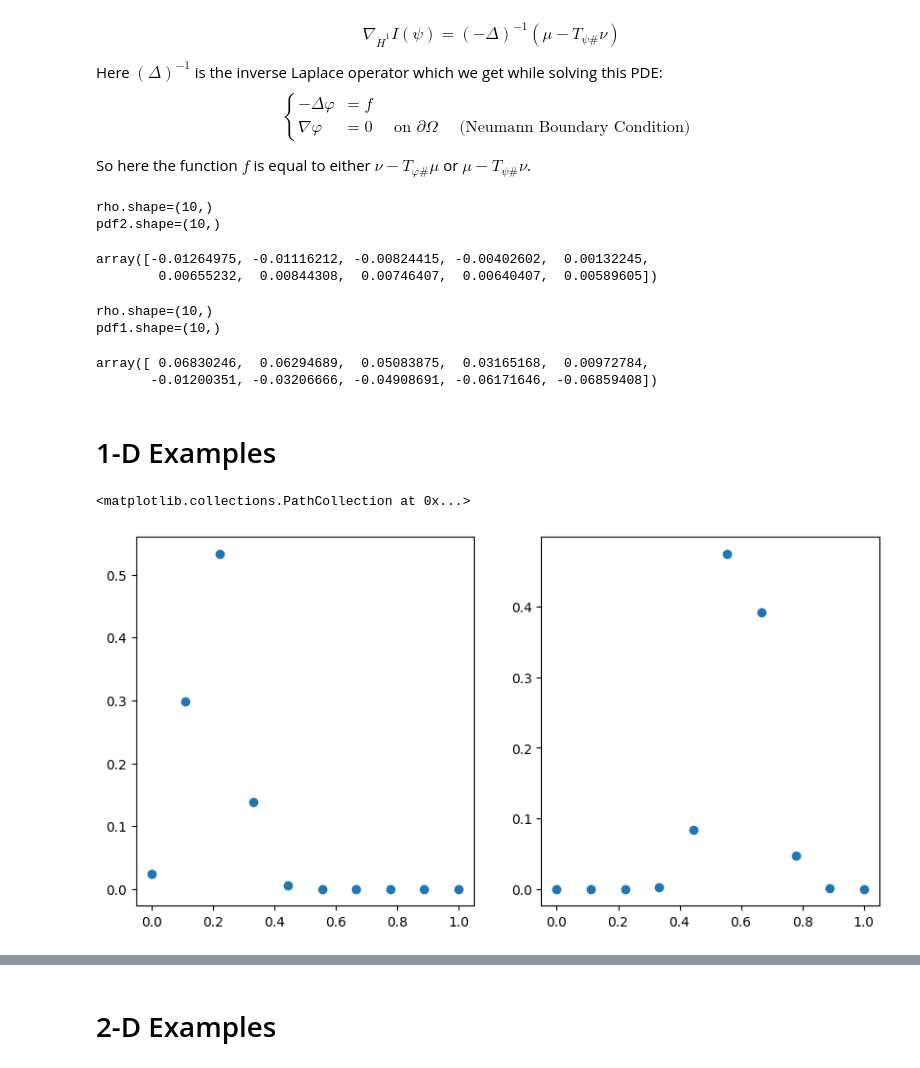
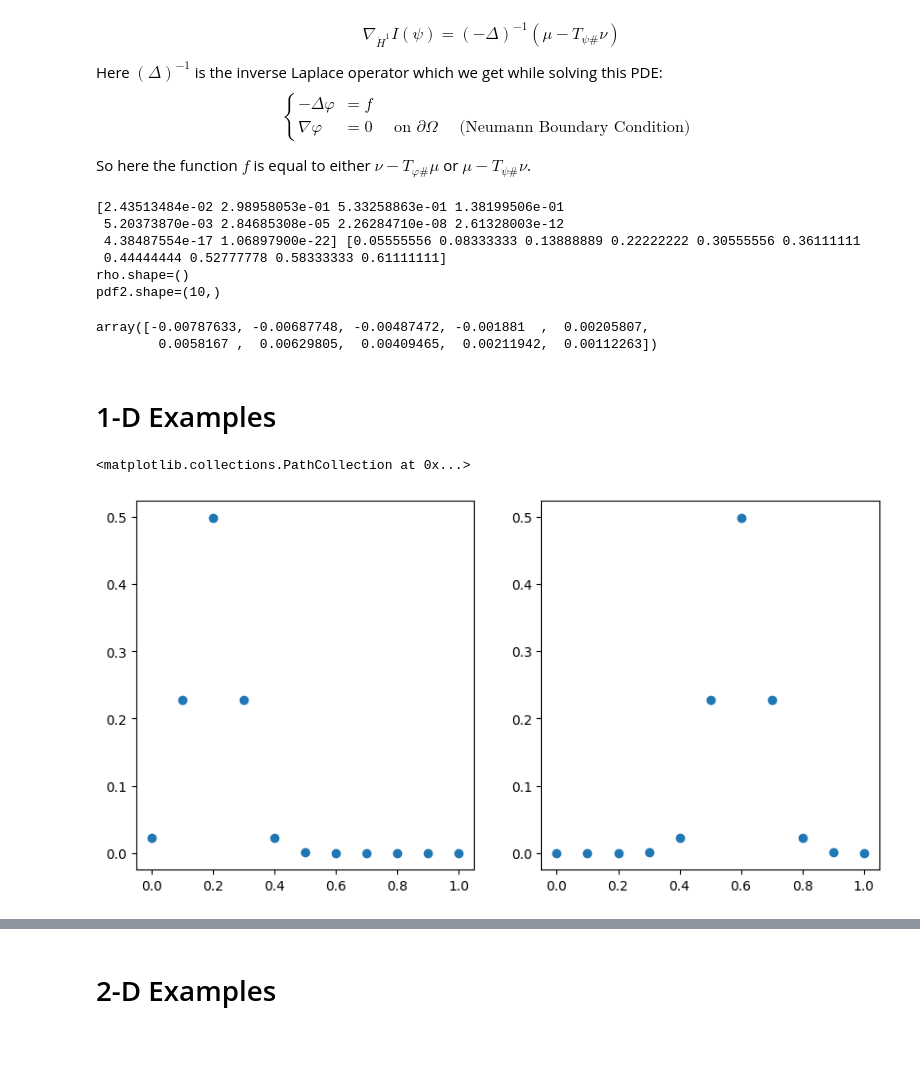
Before and after one commit to aipyth/back_and_forth_ot, a Jupyter notebook: main.ipynb, the cells around one changed output, grey strips where cells are left out. Saved outputs shown, nothing was run; the diff lists cells and outputs as text; code cells hidden in the pictures.

```diff
--- a/main.ipynb
+++ b/main.ipynb
@@ -440,9 +473,13 @@ grid2, pdf2 = generate_gaussian_distribution(n, 0.6, std, range_min, range_max)
 c = np.power(X - Y, 2) / 2
 c_name = 'quadratic'
 
-phi = y.reshape((1, n)) ** 2
+phi = -y ** 2
 
 rho = pushforward(
+    pdf1,
+    map_T(phi, c_name, X, Y, axis=0, C=c),
+)
+print(
     pdf1,
     map_T(phi, c_name, X, Y, axis=0, C=c),
 )
@@ -453,12 +490,16 @@ print(f"{pdf2.shape=}")
 g = gradient(pdf2, rho, y)
 g
 # %% [output]
-rho.shape=(10,)
+[2.43513484e-02 2.98958053e-01 5.33258863e-01 1.38199506e-01
+ 5.20373870e-03 2.84685308e-05 2.26284710e-08 2.61328003e-12
+ 4.38487554e-17 1.06897900e-22] [0.05555556 0.08333333 0.13888889 0.22222222 0.30555556 0.36111111
+ 0.44444444 0.52777778 0.58333333 0.61111111]
+rho.shape=()
 pdf2.shape=(10,)
-array([-0.01264975, -0.01116212, -0.00824415, -0.00402602,  0.00132245,
-        0.00655232,  0.00844308,  0.00746407,  0.00640407,  0.00589605])
+array([-0.00787633, -0.00687748, -0.00487472, -0.001881  ,  0.00205807,
+        0.0058167 ,  0.00629805,  0.00409465,  0.00211942,  0.00112263])
 # %%
-psi = x.reshape((n, 1)) ** 2
+psi = -x ** 2
 
 rho = pushforward(
     pdf2,
@@ -469,11 +510,6 @@ print(f"{pdf1.shape=}")
 
 g = gradient(pdf1, rho, x)
 g
-# %% [output]
-rho.shape=(10,)
-pdf1.shape=(10,)
-array([ 0.06830246,  0.06294689,  0.05083875,  0.03165168,  0.00972784,
-       -0.01200351, -0.03206666, -0.04908691, -0.06171646, -0.06859408])
 # %%
 def plot_potentials(phi, psi):
     fig, axs = plt.subplots(1, 2, figsize=(10, 8))
@@ -571,26 +618,26 @@ def generate_gaussian_distribution(
     pdf_values /= pdf_values.sum()
     return grid, pdf_values
 # %%
-n = 10
+n = 11
 # n = 100 + 1   # Number of points
 std = 0.08
 range_min = 0
 range_max = 1
 
 x = np.linspace(range_min, range_max, n)
 y = np.linspace(range_min, range_max, n)
 X, Y = np.meshgrid(x, y, indexing='ij')
 
 grid1, pdf1 = generate_gaussian_distribution(n, 0.2, std, range_min, range_max)
 grid2, pdf2 = generate_gaussian_distribution(n, 0.6, std, range_min, range_max)
 
 fig, axs = plt.subplots(1, 2, figsize=(10,5))
 axs[0].scatter(grid1, pdf1)
 axs[1].scatter(grid2, pdf2)
 # fig.show()
 # %% [output]
 <matplotlib.collections.PathCollection at 0x...>
-[figure, old version]
+[figure, new version]
 # %%
 c = np.power(X - Y, 2) / 2
 c_name = 'quadratic'
```
Also changed, not shown: parts of 14 cells of this notebook, 3 other files.
